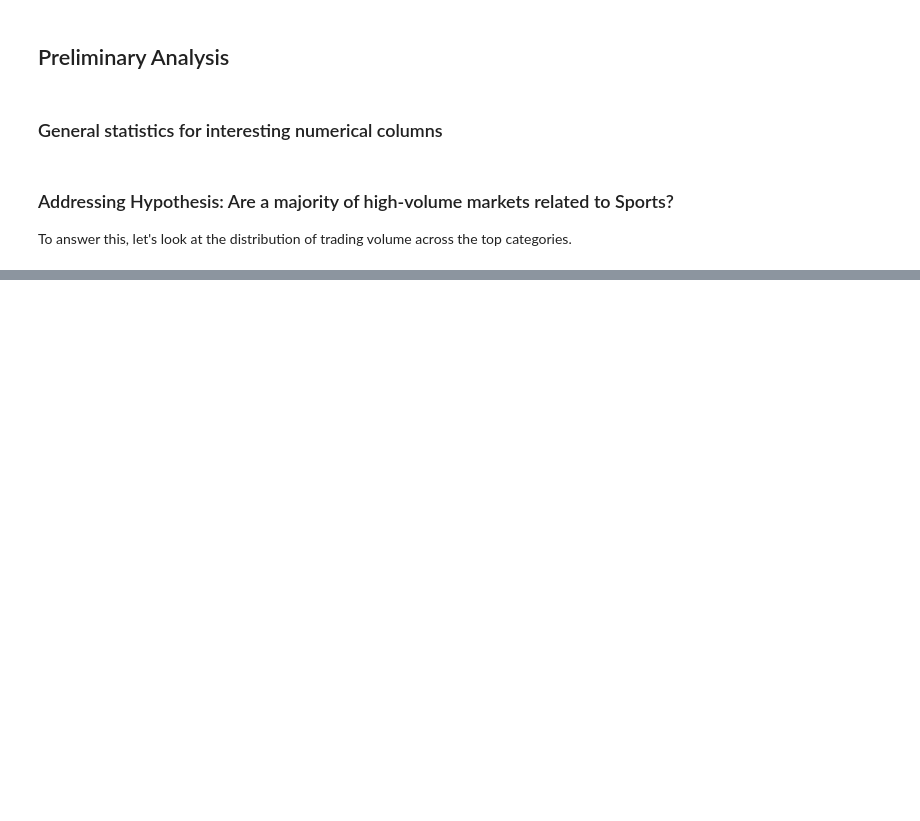
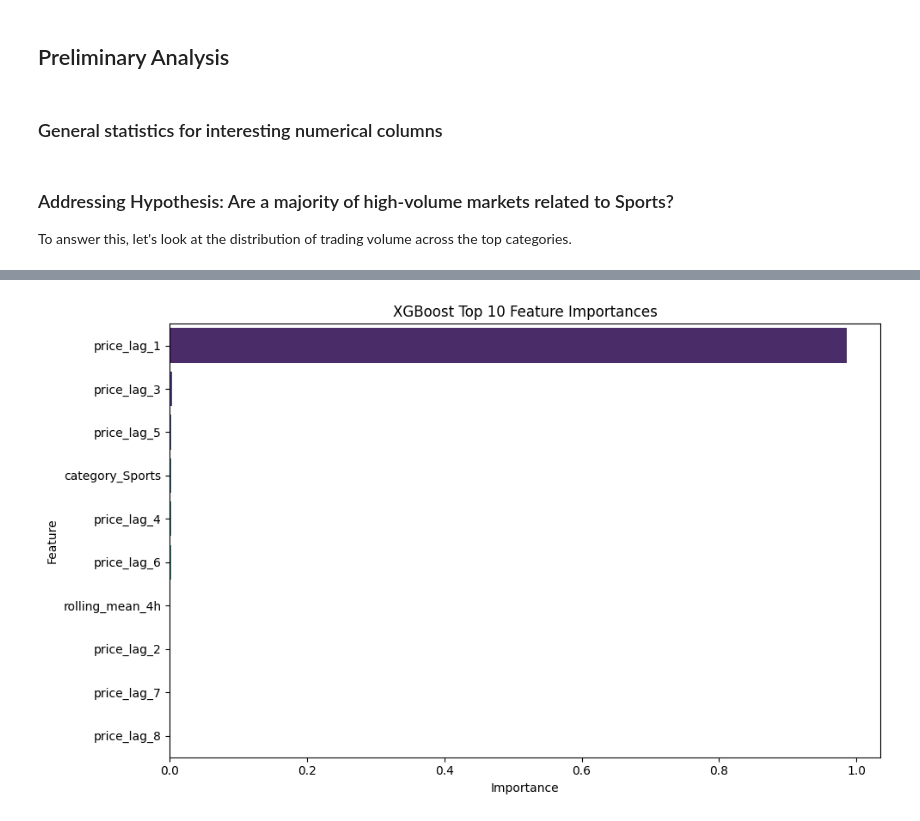
Before and after one commit to moizali01/prediction-markets-wisdom-of-crowds, a Jupyter notebook: eda-notebook/PolymarketEDA.ipynb, the cells around one changed output, grey strips where cells are left out. Drawn from its saved outputs; the diff is of its cells as text; code cells hidden in the pictures; blank space fills up the shorter version.

Commit message:
forecasting ml model notebook

```diff
--- a/eda-notebook/PolymarketEDA.ipynb
+++ b/eda-notebook/PolymarketEDA.ipynb
@@ -188,0 +789,93 @@ Name: volume, dtype: object
+# %%
+!pip install xgboost scikit-learn
+
+import pandas as pd
+import numpy as np
+import xgboost as xgb
+from sklearn.model_selection import train_test_split
+from sklearn.metrics import mean_squared_error, mean_absolute_error
+import matplotlib.pyplot as plt
+
+# 1. Prepare copy of data and sort chronologically per event
+df_ml = df_30m.copy()
+df_ml = df_ml.sort_values(by=['Event_name', 'datetime'])
+
+# 2. Encode the category column using One-Hot Encoding
+df_ml = pd.get_dummies(df_ml, columns=['category'], drop_first=False)
+
+# 3. Create 4-hour sliding window features
+# Since data is in 30-min intervals, 4 hours = 8 intervals
+window_size = 8
+
+print(f"Creating {window_size} lag features (4 hours total)...")
+for i in range(1, window_size + 1):
+    df_ml[f'price_lag_{i}'] = df_ml.groupby('Event_name')['price'].shift(i)
+
+# Add rolling window statistics (mean and std) over the preceding 4 hours
+df_ml['rolling_mean_4h'] = df_ml.groupby('Event_name')['price'].transform(
+    lambda x: x.shift(1).rolling(window=window_size).mean()
+)
+df_ml['rolling_std_4h'] = df_ml.groupby('Event_name')['price'].transform(
+    lambda x: x.shift(1).rolling(window=window_size).std()
+)
+
+# Drop rows with NaN values resulting from the shift (the first 4 hours of each event)
+df_ml = df_ml.dropna().reset_index(drop=True)
+
+# 4. Separate Features (X) and Target (y)
+# Target is the current price. We predict it using the 4 hours of past prices.
+exclude_cols = ['Event_name', 'outcome', 'timestamp', 'datetime', 't', 'price']
+feature_cols = [c for c in df_ml.columns if c not in exclude_cols]
+
+X = df_ml[feature_cols]
+y = df_ml['price']
+
+# 5. Temporal Train/Test Split (80/20)
+# We avoid random shuffling to prevent data leakage from the future into the past
+split_idx = int(len(df_ml) * 0.8)
+X_train, X_test = X.iloc[:split_idx], X.iloc[split_idx:]
+y_train, y_test = y.iloc[:split_idx], y.iloc[split_idx:]
+
+print(f"Training shapes: X={X_train.shape}, y={y_train.shape}")
+print(f"Testing shapes: X={X_test.shape}, y={y_test.shape}")
+
+# 6. Train XGBoost Regressor
+# Values are bounded 0-1, so we could use a logistic objective or clip predictions
+model = xgb.XGBRegressor(
+    n_estimators=150,
+    learning_rate=0.05,
+    max_depth=5,
+    random_state=42,
+    objective='reg:squarederror'
+)
+
+print("Training XGBoost Regressor...")
+model.fit(X_train, y_train)
+
+# 7. Evaluate Model
+preds = model.predict(X_test)
+preds = np.clip(preds, 0, 1)  # Ensure probabilities stay between 0 and 1
+
+rmse = np.sqrt(mean_squared_error(y_test, preds))
+mae = mean_absolute_error(y_test, preds)
+
+print("\n--- Model Evaluation ---")
+print(f"RMSE: {rmse:.4f}")
+print(f"MAE:  {mae:.4f}")
+
+# 8. Feature Importances
+importance = pd.DataFrame({
+    'Feature': feature_cols,
+    'Importance': model.feature_importances_
+}).sort_values(by='Importance', ascending=False)
+
+print("\n--- Top 10 Feature Importances ---")
+display(importance.head(10))
+
+# Plot feature importances
+plt.figure(figsize=(10, 6))
+sns.barplot(data=importance.head(10), x='Importance', y='Feature', palette='viridis')
+plt.title("XGBoost Top 10 Feature Importances")
+plt.tight_layout()
+plt.show()
+# %% [output]
@@ -188,0 +913 @@ Name: volume, dtype: object
+[figure, added]
```
Also changed, not shown: parts of 24 cells of this notebook, 4 other files.
